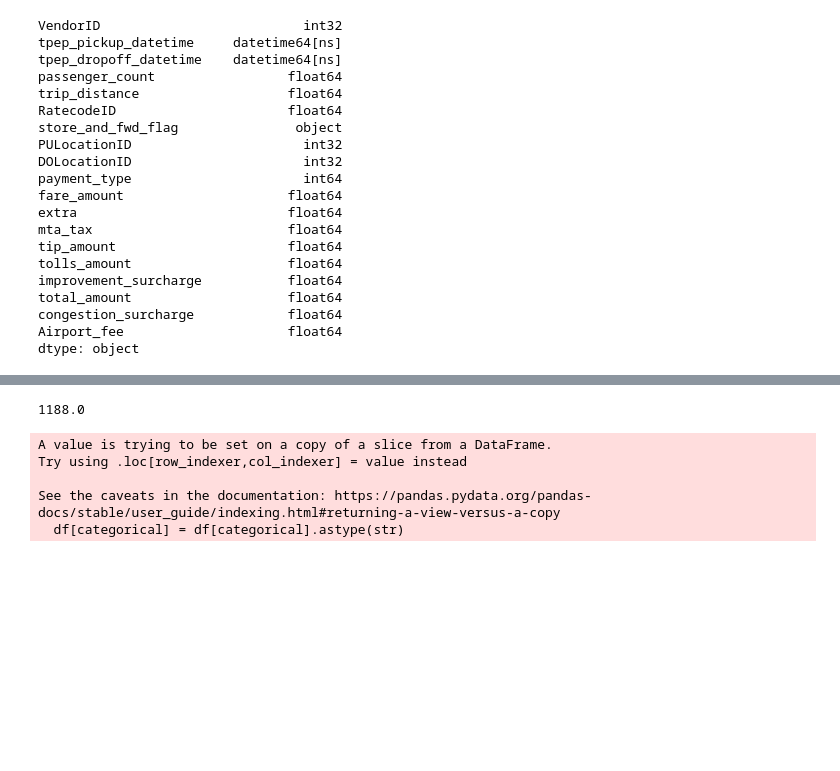
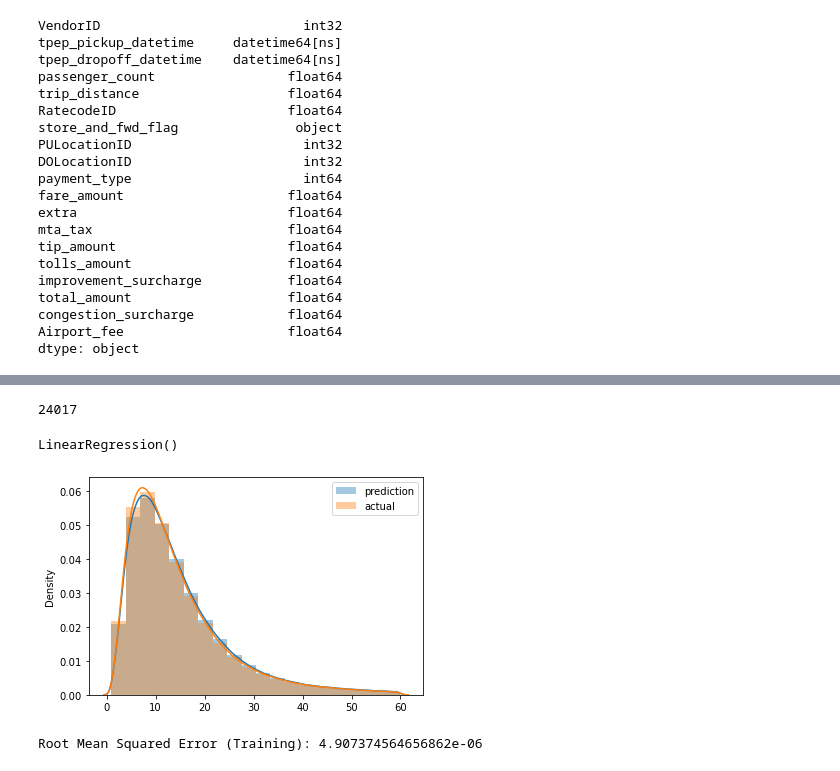
Before and after one commit to tounadekunle/mlops-zoomcamp, a Jupyter notebook: Intro/Homework.ipynb, the cells around one changed output, grey strips where cells are left out. Cells and saved outputs as stored; diff of their text form; code cells hidden in the pictures; blank space fills up the shorter version.

```diff
--- a/Intro/Homework.ipynb
+++ b/Intro/Homework.ipynb
@@ -123,0 +77,5 @@ df
+# %%
+#create/format duration column
+df_train['duration'] = df_train.tpep_dropoff_datetime - df_train.tpep_pickup_datetime
+
+df_train.duration = df_train.duration.apply(lambda td: td.total_seconds() / 60)
@@ -124,6 +94,34 @@ df
+# %%
+# Filter out rows with missing values and outliers in the target variable 'duration'
+duration_filter = (df_train['duration'] >= 1) & (df_train['duration'] <= 60)
+df_train = df_train[duration_filter]
+
+duration_filter = (df_val['duration'] >= 1) & (df_val['duration'] <= 60)
+df_val = df_val[duration_filter]
 # %%
-td = df.duration.iloc[0]
+# Convert DataFrame to list of dictionaries
+train_dicts = df_train[features + ['duration']].to_dict(orient='records')
+val_dicts = df_val[features + ['duration']].to_dict(orient='records')
+
+# Fit the DictVectorizer
+dv = DictVectorizer()
+dv.fit(train_dicts)
+
+# Get the feature matrix
+X_train = dv.transform(train_dicts)
+X_val = dv.transform(val_dicts)
+
+# Separate the target variable
+y_train = df_train['duration'].values
+y_val = df_val['duration'].values
+# %%
+#number of columns in the feature matrix
+X_train.shape[1]
+# %% [output]
+24017
 # %%
-td.total_seconds()
+# Train the Linear Regression model
+lr = LinearRegression()
+lr.fit(X_train, y_train)
 # %% [output]
-1188.0
+LinearRegression()
@@ -136,11 +128,21 @@ df = df[(df.duration >= 1) & (df.duration <= 60)]
+# %%
+# Predict on the training set
+y_train_pred = lr.predict(X_train)
+
+# Predict on the validation set
+y_val_pred = lr.predict(X_val)
+# %%
+plt.figure(figsize = (6,4))
+sns.distplot(y_val_pred, label='prediction', bins = 20)
+sns.distplot(y_train_pred, label='actual', bins = 20)
+
+plt.legend()
+plt.show()
+# %% [output]
+[figure, added]
 # %%
-categorical = ['PULocationID', 'DOLocationID']
-numerical = ['trip_diatance']
-
-df[categorical] = df[categorical].astype(str)
+# Calculate and print the RMSE on the training set
+rmse_train = mean_squared_error(y_train, y_train_pred, squared=False)
+print(f'Root Mean Squared Error (Training): {rmse_train}')
 # %% [output]
-A value is trying to be set on a copy of a slice from a DataFrame.
-Try using .loc[row_indexer,col_indexer] = value instead
-
-See the caveats in the documentation: https://pandas.pydata.org/pandas-docs/stable/user_guide/indexing.html#returning-a-view-versus-a-copy
-  df[categorical] = df[categorical].astype(str)
+Root Mean Squared Error (Training): 4.907374564656862e-06
```
Also changed, not shown: parts of 20 cells of this notebook.
